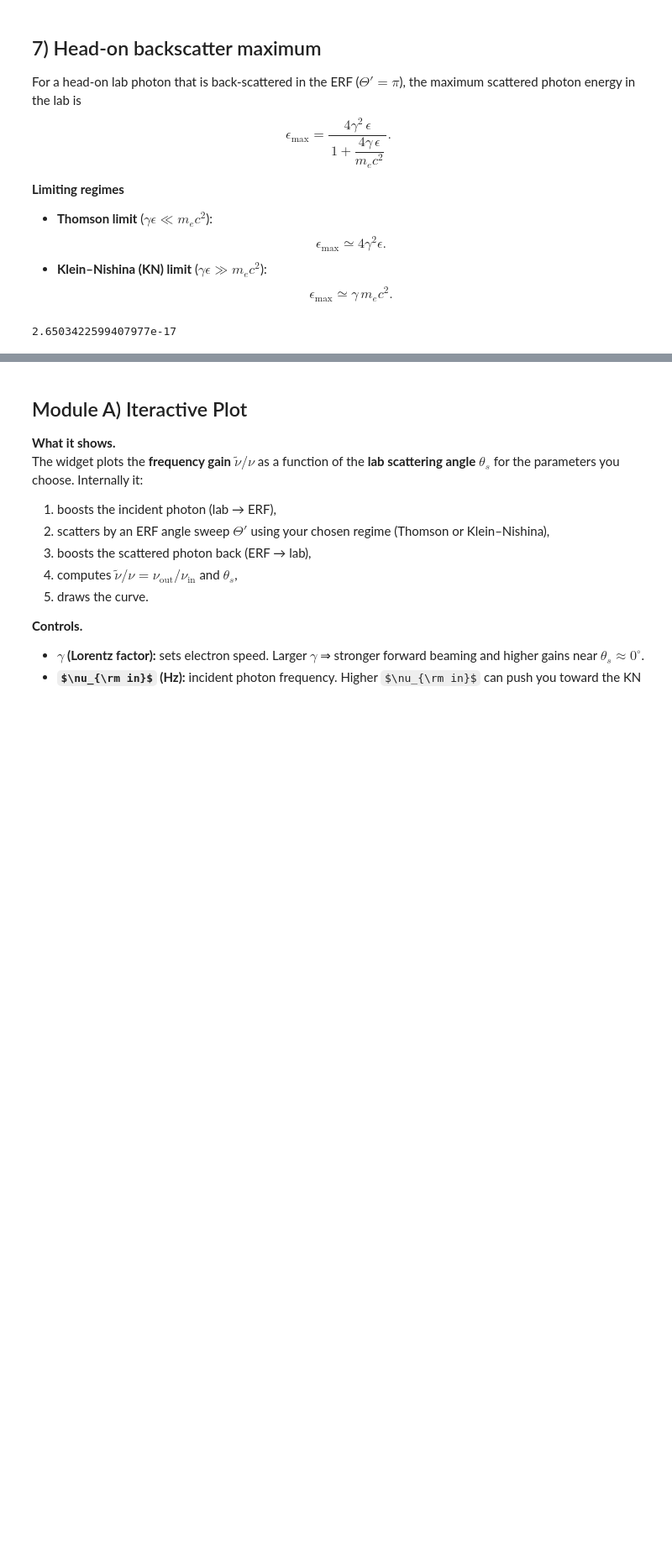
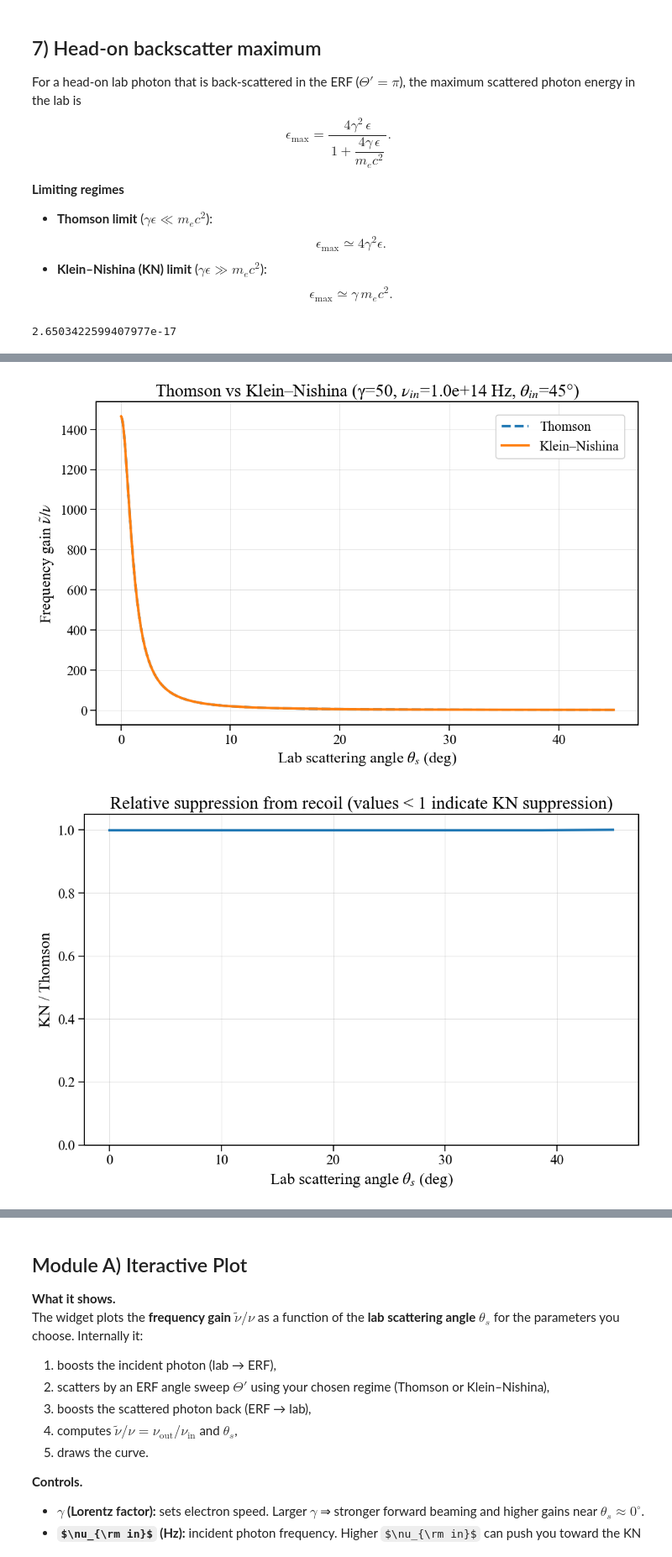
Before and after one commit to Alba-Rico-16/project_rad_proc_25, a Jupyter notebook: IC_Alba.ipynb, the cells around one changed output, grey strips where cells are left out. Shown at 84% size. Saved outputs shown, nothing was run; the diff lists cells and outputs as text; code cells hidden in the pictures; some formulas as TeX source; blank space fills up the shorter version.

```diff
--- a/IC_Alba.ipynb
+++ b/IC_Alba.ipynb
@@ -542,0 +558,55 @@ epsilon_max_headon(10.0, eps0)
+# %%
+# ---- Parameters ----
+gamma_val   = 50        # electron Lorentz factor
+nu_in_hz    = 1e14        # incident photon frequency (Hz)
+theta_in_deg= 45         # incident angle in lab (deg), 180 = head-on
+n_angles    = 361         # resolution
+
+# ---- Compute curves with your existing function ----
+theta_T, gain_T = ics_gain_vs_theta_lab(
+    gamma=gamma_val, nu_in_hz=nu_in_hz, theta_in_deg=theta_in_deg,
+    use_klein_nishina=False, n_angles=n_angles
+)
+theta_KN, gain_KN = ics_gain_vs_theta_lab(
+    gamma=gamma_val, nu_in_hz=nu_in_hz, theta_in_deg=theta_in_deg,
+    use_klein_nishina=True, n_angles=n_angles
+)
+
+# Ensure same angle grid (they should be, but align just in case)
+import numpy as np
+theta_common = theta_T
+gain_T = np.asarray(gain_T, dtype=float)
+gain_KN = np.asarray(gain_KN, dtype=float)
+
+# Clean any non-finite values
+mask = np.isfinite(theta_common) & np.isfinite(gain_T) & np.isfinite(gain_KN)
+theta_common = theta_common[mask]
+gain_T = gain_T[mask]
+gain_KN = gain_KN[mask]
+
+# ---- Plot 1: Overlay (Thomson vs KN) ----
+plt.figure()
+plt.plot(theta_common, gain_T,  linestyle="--", linewidth=2.5, label="Thomson")
+plt.plot(theta_common, gain_KN, linestyle="-",  linewidth=2.5, label="Klein–Nishina")
+
+plt.xlabel(r"Lab scattering angle $\theta_s$ (deg)")
+plt.ylabel(r"Frequency gain $\tilde{\nu}/\nu$")
+plt.title(rf"Thomson vs Klein–Nishina (γ={gamma_val:.0f}, $\nu_{{in}}$={nu_in_hz:.1e} Hz, $\theta_{{in}}$={theta_in_deg:.0f}°)")
+plt.legend()
+plt.grid(True)
+plt.show()
+
+# ---- Plot 2: Ratio KN / Thomson ----
+ratio = np.divide(gain_KN, gain_T, out=np.zeros_like(gain_KN), where=(gain_T>0))
+
+plt.figure()
+plt.plot(theta_common, ratio, linewidth=2.5)
+plt.xlabel(r"Lab scattering angle $\theta_s$ (deg)")
+plt.ylabel(r"KN / Thomson")
+plt.title("Relative suppression from recoil (values < 1 indicate KN suppression)")
+plt.grid(True)
+plt.ylim(0, 1.05)
+plt.show()
+# %% [output]
+[figure, added]
+[figure, added]
```
Also changed, not shown: parts of 5 cells of this notebook.
